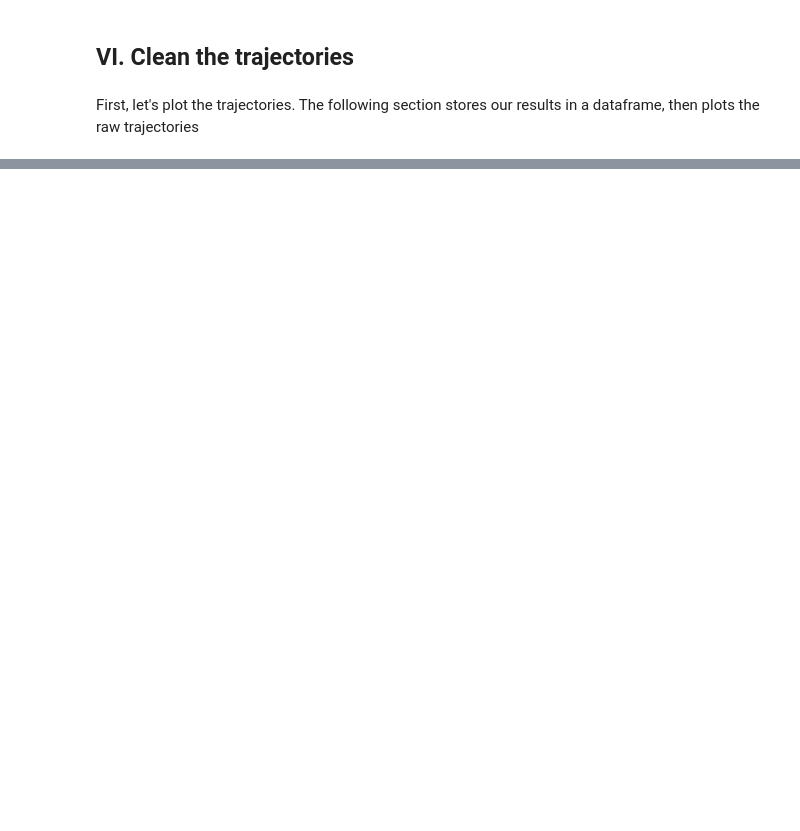
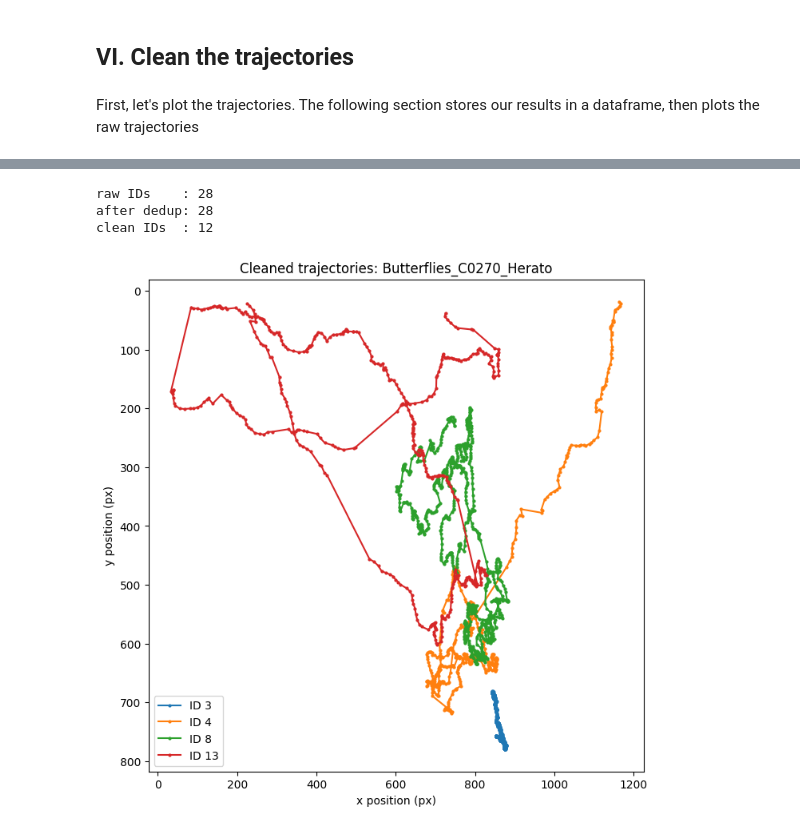
Before and after one commit to jacksupple/ImageAnalysisTutorials, a Jupyter notebook: Notebooks/YOLO_CVAT_MultiObjectTracking.ipynb, the cells around one changed output, grey strips where cells are left out. Saved outputs shown, nothing was run; the diff lists cells and outputs as text; code cells hidden in the pictures; blank space fills up the shorter version.

```diff
--- a/Notebooks/YOLO_CVAT_MultiObjectTracking.ipynb
+++ b/Notebooks/YOLO_CVAT_MultiObjectTracking.ipynb
@@ -309,0 +420,33 @@ plt.show()
+# %%
+traj_df2 = deduplicate_same_frame(traj_df, dist_thresh=25)
+
+df3, summary, merge_candidates = stitch_tracks_auto(
+    traj_df2,
+    min_len=5,
+    max_gap=15,
+    max_dist=40,
+    max_speed=8
+)
+
+print("raw IDs    :", traj_df["track_id"].nunique())
+print("after dedup:", traj_df2["track_id"].nunique())
+print("clean IDs  :", df3["track_id_clean"].nunique())
+# %% [output]
+raw IDs    : 28
+after dedup: 28
+clean IDs  : 12
+# %%
+plt.figure(figsize=(8, 8))
+
+for track_id, grp in df3.groupby("track_id_clean"):
+    grp = grp.sort_values("frame")
+    plt.plot(grp["xc"], grp["yc"], marker='o', markersize=2, label=f"ID {track_id}")
+
+plt.gca().invert_yaxis()
+plt.xlabel("x position (px)")
+plt.ylabel("y position (px)")
+plt.title(f"Cleaned trajectories: {video_name}")
+plt.legend()
+plt.show()
+# %% [output]
+[figure, added]
```
Also changed, not shown: parts of 8 cells of this notebook.
